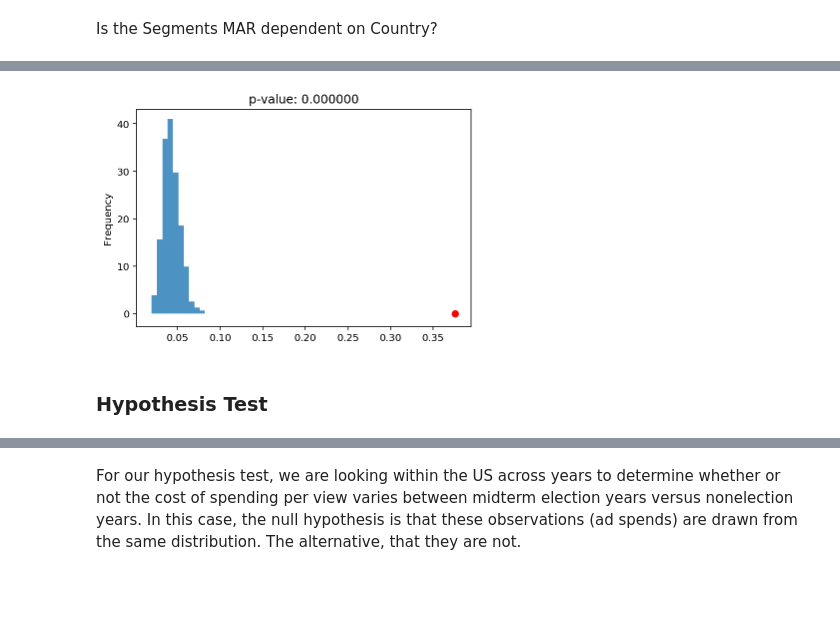
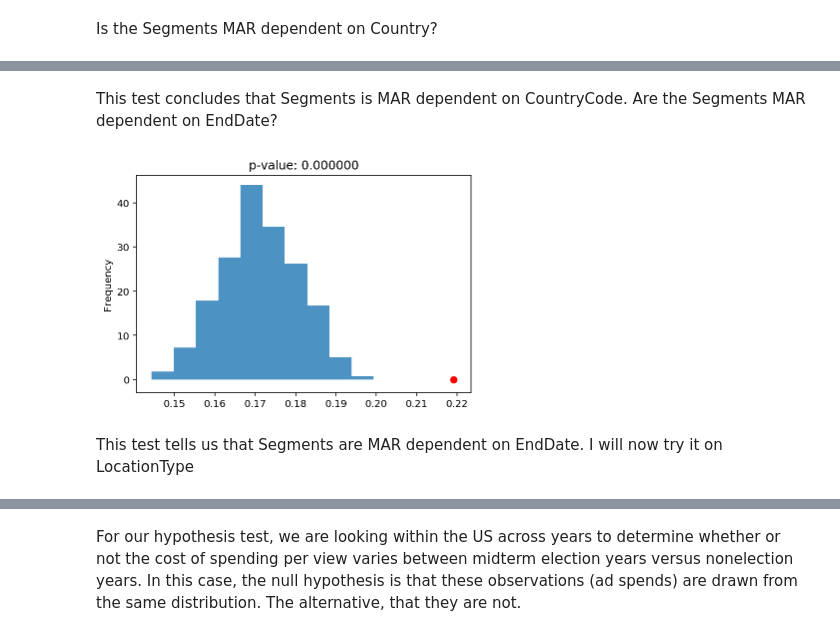
Before and after one commit to Camicam311/sc-political, a Jupyter notebook: ads.ipynb, the cells around one changed output, grey strips where cells are left out. Saved outputs shown, nothing was run; the diff lists cells and outputs as text; code cells hidden in the pictures; blank space fills up the shorter version.

```diff
--- a/ads.ipynb
+++ b/ads.ipynb
@@ -103,0 +114,9 @@ array(['US', 'GB', 'DK', 'CH', 'CA', 'NL', 'AU', 'FR', 'SE', 'IE', 'NO',
+# %%
+serving = catted_df["CountryCode"].unique()
+catted_df = catted_df.assign(**{"Country": catted_df["Country"].apply(lambda x: pycountry.countries.get(alpha_2=x).name.lower())})
+#This line turns the country code (ie US) to the lower case name of the associated country (ie united states)
+ads_served_outside = catted_df["Country"] != catted_df["CountryCode"]
+#This line compares the Country to the CountryCode, where Country is the Country of the mailing address
+#(where the ad is being served from) & the CountryCode is the where the ad is served to
+ads_served_outside.sum()
+#This line gives us the number of ads where the country of location targeted does not match the country of serving
@@ -245,15 +365,50 @@ for _ in range(n_repetitions):
+# %% [markdown]
+This test concludes that Segments is MAR dependent on CountryCode. Are the Segments MAR dependent on EndDate?
+# %%
+df = catted_df.assign(**{"SegMissing": catted_df["Segments"].isnull()})[["SegMissing", "EndDate"]]
+# %%
+n_repetitions = 500
+tvds = []
+for _ in range(n_repetitions):
+
+    # shuffle the EndDate column
+    shuffled_col = (
+        df['EndDate']
+        .sample(replace=False, frac=1)
+        .reset_index(drop=True)
+    )
+
+    # put them in a table
+    shuffled = (
+        df
+        .assign(**{
+            'EndDate': shuffled_col
+        })
+    )
+
+    # compute the tvd
+    shuffled = (
+        shuffled
+        .pivot_table(index='SegMissing', columns='EndDate', aggfunc='size')
+        .apply(lambda x:x / x.sum(), axis=1)
+    )
+
+    tvd = shuffled.diff().iloc[-1].abs().sum() / 2
+    # add it to the list of results
+
+    tvds.append(tvd)
 # %%
 distr = (
     df
-    .pivot_table(index='SegMissing', columns='CountryCode', aggfunc='size')
+    .pivot_table(index='SegMissing', columns='EndDate', aggfunc='size')
     .apply(lambda x:x / x.sum(), axis=1)
 )
 obs = distr.diff().iloc[-1].abs().sum() / 2
 #Calculate the observed test stat
 pval = np.mean(tvds > obs)
 pd.Series(tvds).plot(kind='hist', density=True, alpha=0.8, title='p-value: %f' % pval)
 plt.scatter(obs, 0, color='red', s=40);
 # %% [output]
-[figure, old version]
+[figure, new version]
-# %% [markdown]
-### Hypothesis Test
+# %% [markdown]
+This test tells us that Segments are MAR dependent on EndDate. I will now try it on LocationType
```
Also changed, not shown: parts of 45 cells of this notebook.
